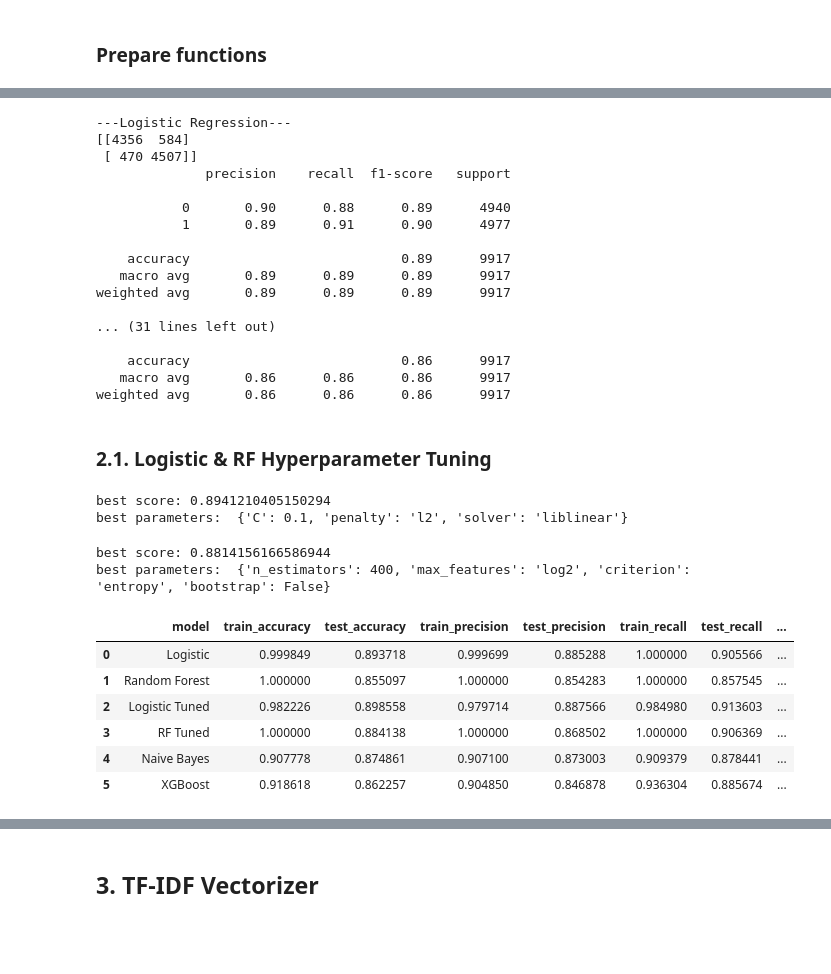
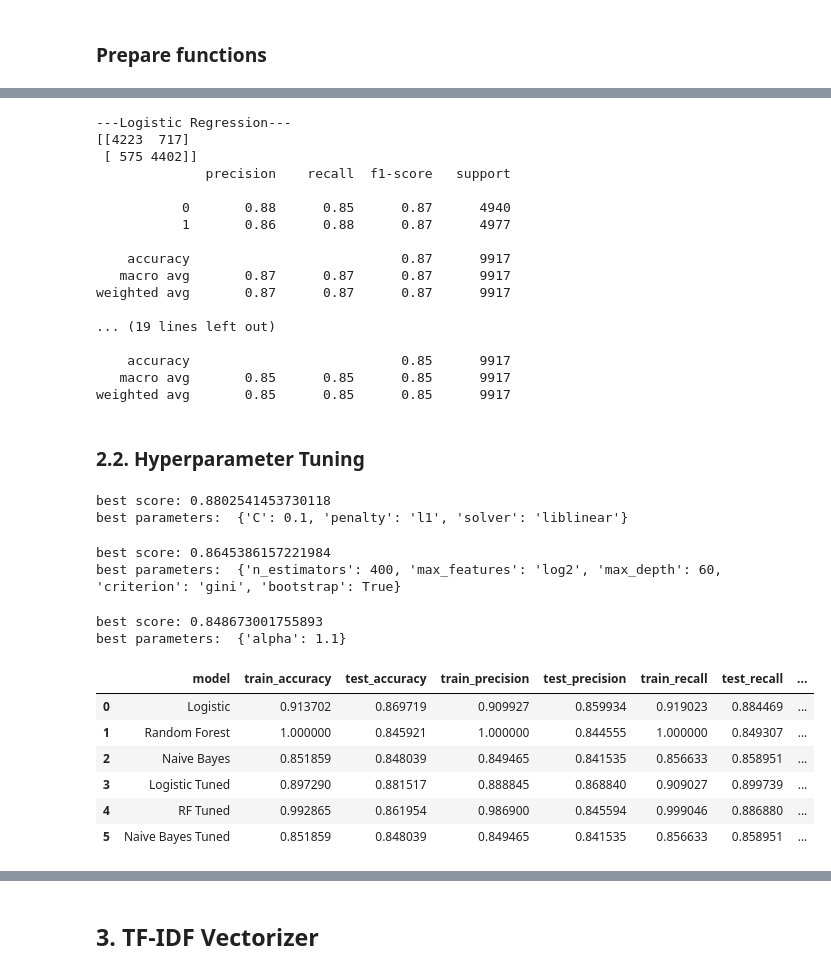
Before and after one commit to carolinedlu/text_analytics, a Jupyter notebook: notebooks/sentiment_models_exploration.ipynb, the cells around one changed output, grey strips where cells are left out. Drawn from its saved outputs; the diff is of its cells as text; code cells hidden in the pictures; blank space fills up the shorter version.

```diff
--- a/notebooks/sentiment_models_exploration.ipynb
+++ b/notebooks/sentiment_models_exploration.ipynb
@@ -184,7 +275,6 @@ cv = CountVectorizer(ngram_range=(1,2), min_df =10)
 x_train = cv.fit_transform(x_train_orig)
 x_test = cv.transform(x_test_orig)
 # %%
-# -------------- 2 baseline models -----------------
 logit_cv = LogisticRegression(random_state=2022, max_iter=1000)
 logit_cv.fit(x_train,y_train)
 y_test_pred = logit_cv.predict(x_test)
@@ -198,45 +288,38 @@ y_test_pred = rf_cv.predict(x_test)
 print('---Random Forest---')
 print(confusion_matrix(y_test,y_test_pred))
 print(classification_report(y_test,y_test_pred))
-# -------- other models for reference only ----------
+
 nb_cv = MultinomialNB()
 nb_cv.fit(x_train,y_train)
 y_test_pred = nb_cv.predict(x_test)
 print('---Naive Bayes---')
 print(confusion_matrix(y_test,y_test_pred))
 print(classification_report(y_test,y_test_pred))
-
-xgb_cv = XGBClassifier(random_state=2022)
-xgb_cv.fit(x_train,y_train)
-y_test_pred = xgb_cv.predict(x_test)
-print('---XGBoost---')
-print(confusion_matrix(y_test,y_test_pred))
-print(classification_report(y_test,y_test_pred))
 # %% [output]
 ---Logistic Regression---
-[[4356  584]
- [ 470 4507]]
+[[4223  717]
+ [ 575 4402]]
               precision    recall  f1-score   support
 
-           0       0.90      0.88      0.89      4940
-           1       0.89      0.91      0.90      4977
+           0       0.88      0.85      0.87      4940
+           1       0.86      0.88      0.87      4977
 
-    accuracy                           0.89      9917
-   macro avg       0.89      0.89      0.89      9917
-weighted avg       0.89      0.89      0.89      9917
+    accuracy                           0.87      9917
+   macro avg       0.87      0.87      0.87      9917
+weighted avg       0.87      0.87      0.87      9917
 
-... (31 lines left out)
+... (19 lines left out)
 
-    accuracy                           0.86      9917
-   macro avg       0.86      0.86      0.86      9917
-weighted avg       0.86      0.86      0.86      9917
+    accuracy                           0.85      9917
+   macro avg       0.85      0.85      0.85      9917
+weighted avg       0.85      0.85      0.85      9917
 # %% [markdown]
-### 2.1. Logistic & RF Hyperparameter Tuning
+### 2.2. Hyperparameter Tuning
 # %%
 logit_cv_tune = LogisticRegression(random_state=2022, max_iter=2000) #increase max_iter to converge
 param_logit = {"penalty": ["l1", "l2"],
               'C': [0.01, 0.1, 1, 10],
-               'solver': ['liblinear']
+               'solver': ['liblinear', 'lbfgs', 'newton-cg’']
               }
 
 logit_cv_gs = GridSearchCV(logit_cv_tune, param_logit, scoring='f1', cv=StratifiedKFold(n_splits=5), n_jobs= -1)
@@ -245,12 +328,13 @@ logit_cv_bst = logit_cv_gs.best_estimator_
 print('best score:', logit_cv_gs.best_score_)  # score of best_estimator on the left out data
 print('best parameters: ', logit_cv_gs.best_params_)
 # %% [output]
-best score: 0.8941210405150294
-best parameters:  {'C': 0.1, 'penalty': 'l2', 'solver': 'liblinear'}
+best score: 0.8802541453730118
+best parameters:  {'C': 0.1, 'penalty': 'l1', 'solver': 'liblinear'}
 # %%
 rf_cv_tune = RandomForestClassifier(random_state=2022)
 param_rf = {"criterion": ["gini", "entropy"],
               'n_estimators': list(range(100, 500, 100)),
+              'max_depth': list(range(50, 80, 10)),
               'max_features': ['log2', 'sqrt'],
               'bootstrap': [True, False]}
 
@@ -260,19 +344,32 @@ rf_cv_bst = rf_cv_gs.best_estimator_
 print('best score:', rf_cv_gs.best_score_)
 print('best parameters: ', rf_cv_gs.best_params_)
 # %% [output]
-best score: 0.8814156166586944
-best parameters:  {'n_estimators': 400, 'max_features': 'log2', 'criterion': 'entropy', 'bootstrap': False}
+best score: 0.8645386157221984
+best parameters:  {'n_estimators': 400, 'max_features': 'log2', 'max_depth': 60, 'criterion': 'gini', 'bootstrap': True}
+# %%
+nb_cv_tune = MultinomialNB()
+param_nb = {"alpha": list(np.arange(0.1, 2, 0.1)) # [0.01, 0.1, 1, 2, 4, 8, 10]
+            }
+
+nb_cv_gs = GridSearchCV(nb_cv_tune, param_nb, scoring='f1', cv=StratifiedKFold(n_splits=5), n_jobs= -1)
+nb_cv_gs.fit(x_train, y_train)
+nb_cv_bst = nb_cv_gs.best_estimator_
+print('best score:', nb_cv_gs.best_score_)
+print('best parameters: ', nb_cv_gs.best_params_)
+# %% [output]
+best score: 0.848673001755893
+best parameters:  {'alpha': 1.1}
 # %%
-model_list = {'Logistic':logit_cv, 'Random Forest':rf_cv, 'Logistic Tuned':logit_cv_bst, 'RF Tuned':rf_cv_bst, 'Naive Bayes':nb_cv, 'XGBoost':xgb_cv}
+model_list = {'Logistic':logit_cv, 'Random Forest':rf_cv, 'Naive Bayes':nb_cv, 'Logistic Tuned':logit_cv_bst, 'RF Tuned':rf_cv_bst, 'Naive Bayes Tuned':nb_cv_bst}
 tabulate_perf(model_list,x_train,y_train,x_test,y_test)
 # %% [output]
 |  | model | train_accuracy | test_accuracy | train_precision | test_precision | train_recall | test_recall | ... |
-| 0 | Logistic | 0.999849 | 0.893718 | 0.999699 | 0.885288 | 1.000000 | 0.905566 | ... |
-| 1 | Random Forest | 1.000000 | 0.855097 | 1.000000 | 0.854283 | 1.000000 | 0.857545 | ... |
-| 2 | Logistic Tuned | 0.982226 | 0.898558 | 0.979714 | 0.887566 | 0.984980 | 0.913603 | ... |
-| 3 | RF Tuned | 1.000000 | 0.884138 | 1.000000 | 0.868502 | 1.000000 | 0.906369 | ... |
-| 4 | Naive Bayes | 0.907778 | 0.874861 | 0.907100 | 0.873003 | 0.909379 | 0.878441 | ... |
-| 5 | XGBoost | 0.918618 | 0.862257 | 0.904850 | 0.846878 | 0.936304 | 0.885674 | ... |
+| 0 | Logistic | 0.913702 | 0.869719 | 0.909927 | 0.859934 | 0.919023 | 0.884469 | ... |
+| 1 | Random Forest | 1.000000 | 0.845921 | 1.000000 | 0.844555 | 1.000000 | 0.849307 | ... |
+| 2 | Naive Bayes | 0.851859 | 0.848039 | 0.849465 | 0.841535 | 0.856633 | 0.858951 | ... |
+| 3 | Logistic Tuned | 0.897290 | 0.881517 | 0.888845 | 0.868840 | 0.909027 | 0.899739 | ... |
+| 4 | RF Tuned | 0.992865 | 0.861954 | 0.986900 | 0.845594 | 0.999046 | 0.886880 | ... |
+| 5 | Naive Bayes Tuned | 0.851859 | 0.848039 | 0.849465 | 0.841535 | 0.856633 | 0.858951 | ... |
 # %%
 plot_roc(model_list,x_test,y_test)
 # %% [output]
```
Also changed, not shown: parts of 52 cells of this notebook.
